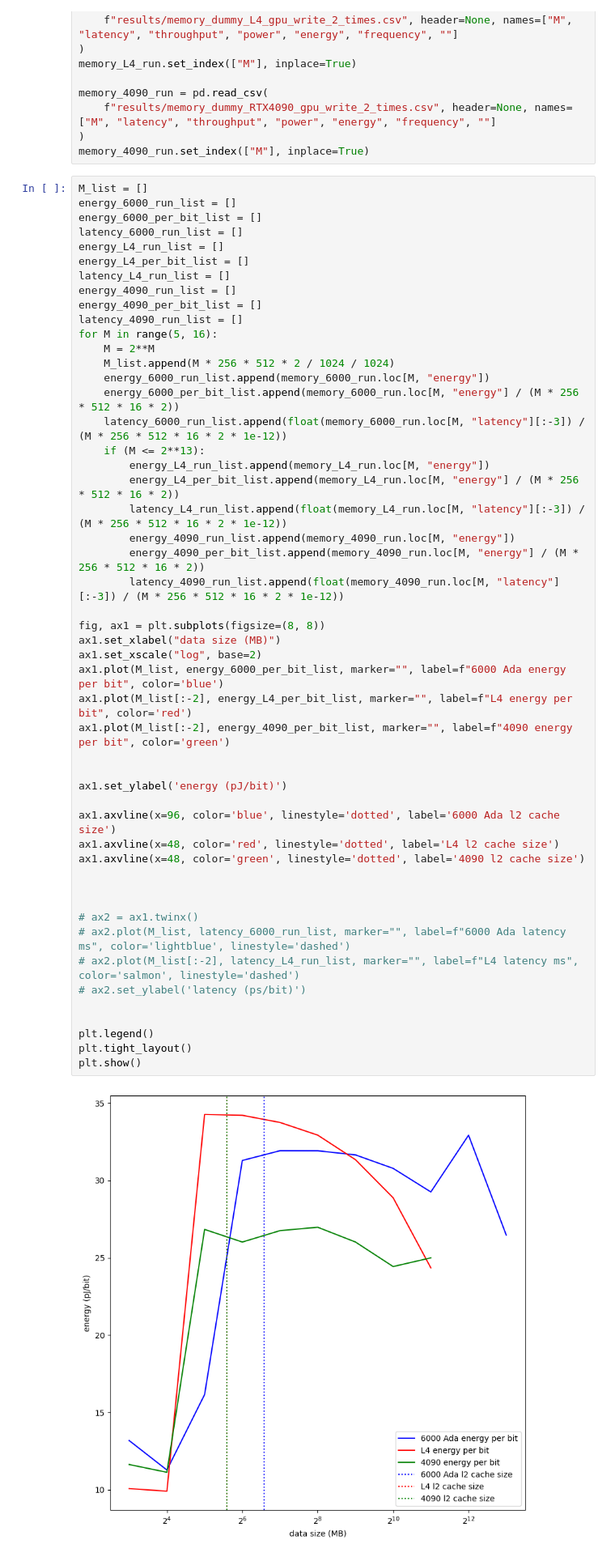
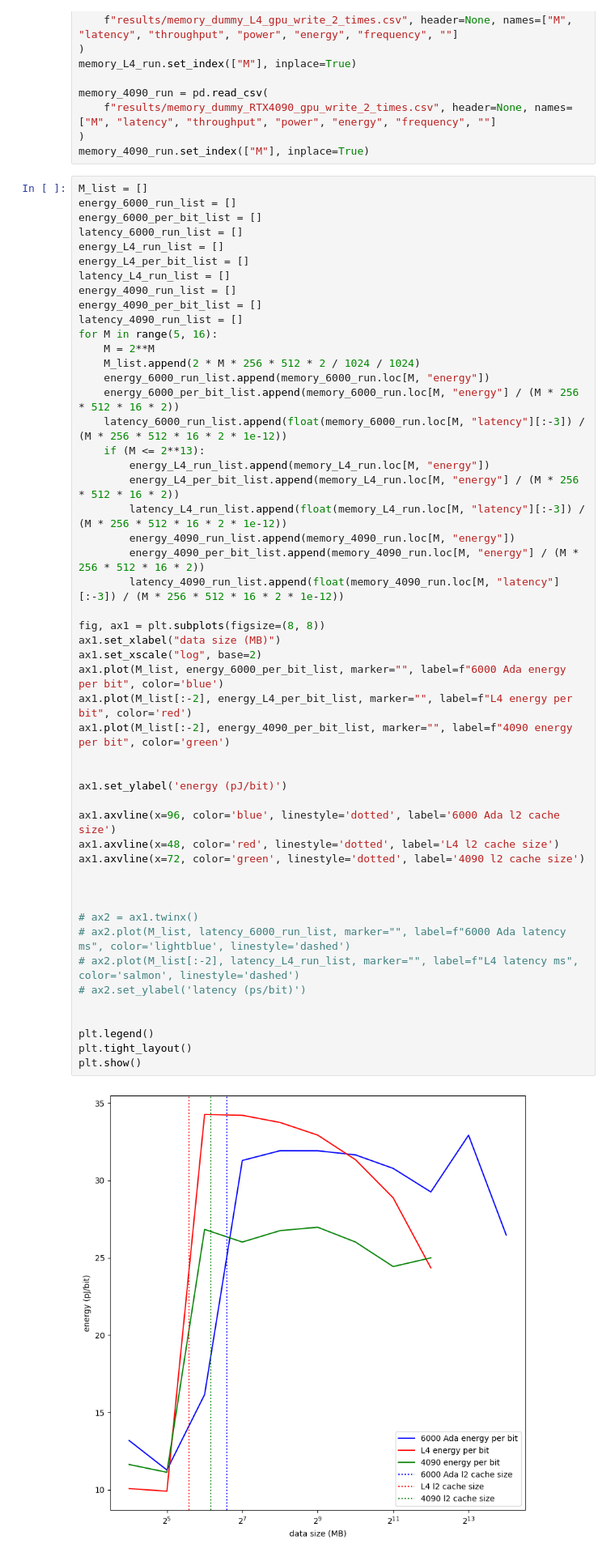
Before and after one commit to zihanpan8378/LLMCompass, a Jupyter notebook: ae/energy_experiments/plot_memory_energy.ipynb, the cells around one changed output. Shown: that part at 81% size. Cells and saved outputs as stored; diff of their text form.

```diff
--- a/ae/energy_experiments/plot_memory_energy.ipynb
+++ b/ae/energy_experiments/plot_memory_energy.ipynb
@@ -31,7 +31,7 @@ energy_4090_per_bit_list = []
 latency_4090_run_list = []
 for M in range(5, 16):
     M = 2**M
-    M_list.append(M * 256 * 512 * 2 / 1024 / 1024)
+    M_list.append(2 * M * 256 * 512 * 2 / 1024 / 1024)
     energy_6000_run_list.append(memory_6000_run.loc[M, "energy"])
     energy_6000_per_bit_list.append(memory_6000_run.loc[M, "energy"] / (M * 256 * 512 * 16 * 2))
     latency_6000_run_list.append(float(memory_6000_run.loc[M, "latency"][:-3]) / (M * 256 * 512 * 16 * 2 * 1e-12))
@@ -41,32 +41,32 @@ for M in range(5, 16):
         latency_L4_run_list.append(float(memory_L4_run.loc[M, "latency"][:-3]) / (M * 256 * 512 * 16 * 2 * 1e-12))
         energy_4090_run_list.append(memory_4090_run.loc[M, "energy"])
         energy_4090_per_bit_list.append(memory_4090_run.loc[M, "energy"] / (M * 256 * 512 * 16 * 2))
         latency_4090_run_list.append(float(memory_4090_run.loc[M, "latency"][:-3]) / (M * 256 * 512 * 16 * 2 * 1e-12))
 
 fig, ax1 = plt.subplots(figsize=(8, 8))
 ax1.set_xlabel("data size (MB)")
 ax1.set_xscale("log", base=2)
 ax1.plot(M_list, energy_6000_per_bit_list, marker="", label=f"6000 Ada energy per bit", color='blue')
 ax1.plot(M_list[:-2], energy_L4_per_bit_list, marker="", label=f"L4 energy per bit", color='red')
 ax1.plot(M_list[:-2], energy_4090_per_bit_list, marker="", label=f"4090 energy per bit", color='green')
 
 
 ax1.set_ylabel('energy (pJ/bit)')
 
 ax1.axvline(x=96, color='blue', linestyle='dotted', label='6000 Ada l2 cache size')
 ax1.axvline(x=48, color='red', linestyle='dotted', label='L4 l2 cache size')
-ax1.axvline(x=48, color='green', linestyle='dotted', label='4090 l2 cache size')
+ax1.axvline(x=72, color='green', linestyle='dotted', label='4090 l2 cache size')
 
 
 
 # ax2 = ax1.twinx()
 # ax2.plot(M_list, latency_6000_run_list, marker="", label=f"6000 Ada latency ms", color='lightblue', linestyle='dashed')
 # ax2.plot(M_list[:-2], latency_L4_run_list, marker="", label=f"L4 latency ms", color='salmon', linestyle='dashed')
 # ax2.set_ylabel('latency (ps/bit)')
 
 
 plt.legend()
 plt.tight_layout()
 plt.show()
 # %% [output]
-[figure, old version]
+[figure, new version]
```
